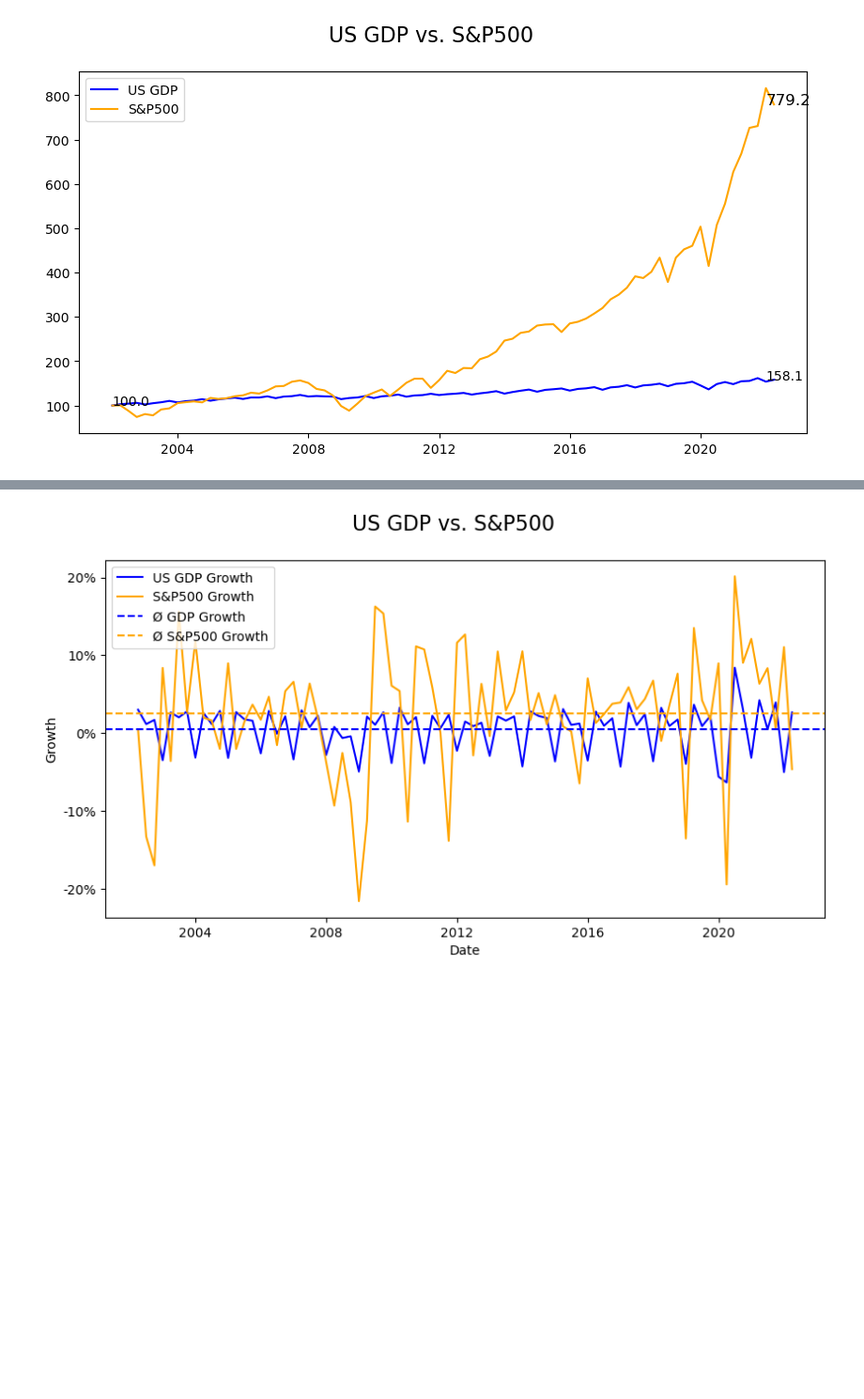
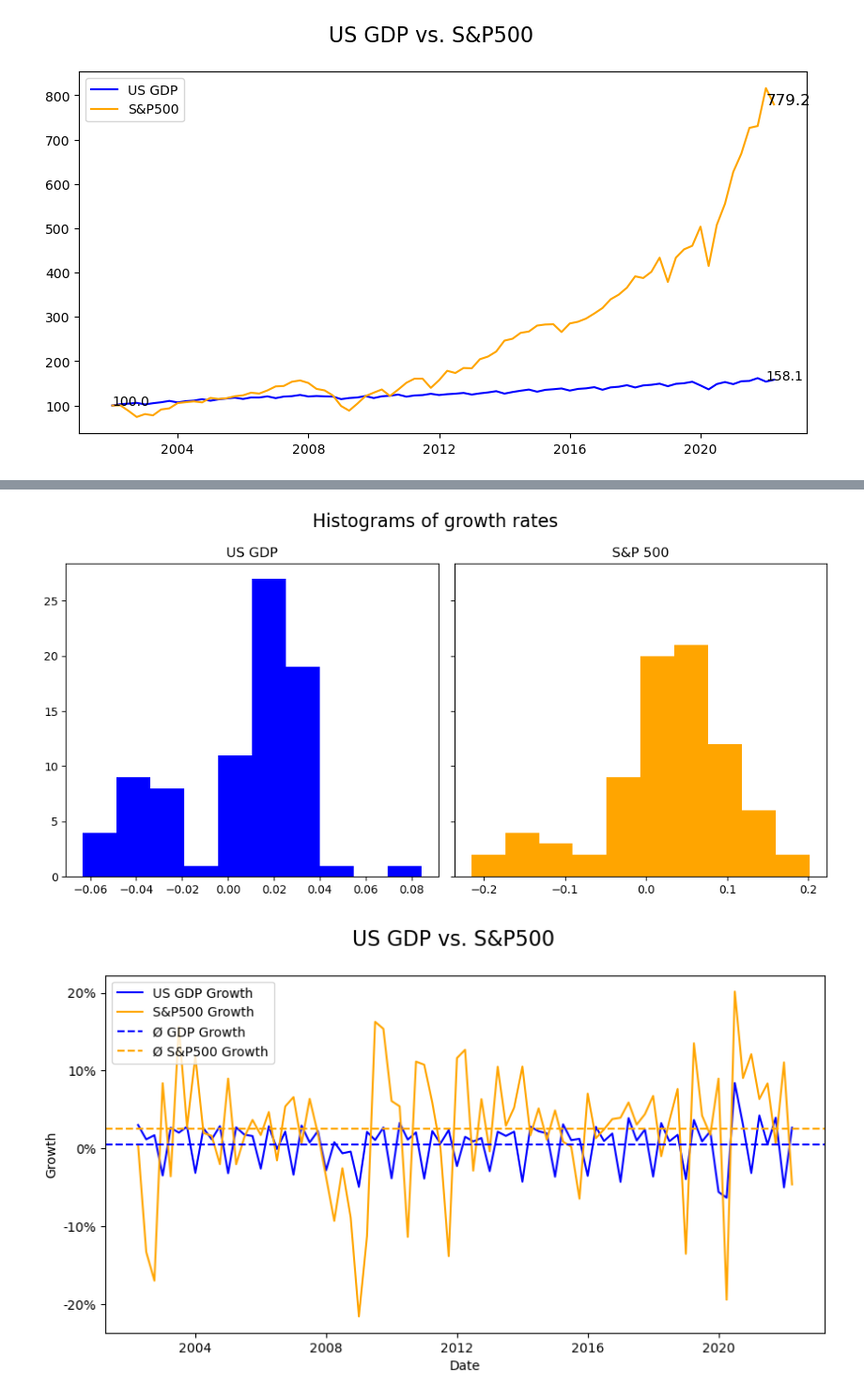
Before and after one commit to tillfurger/stock_vs_gdp, a Jupyter notebook: notebooks/data_analysis.ipynb, the cells around one changed output, grey strips where cells are left out. Shown: that part at 94% size. Saved outputs shown, nothing was run; the diff lists cells and outputs as text; code cells hidden in the pictures; blank space fills up the shorter version.

```diff
--- a/notebooks/data_analysis.ipynb
+++ b/notebooks/data_analysis.ipynb
@@ -105,3 +120,18 @@ plt.savefig("../reports/figures/boxplots.svg")
+# %%
+# Add some histograms
+
+fig3, ax3 = plt.subplots(nrows=1, ncols=2, figsize=(10, 5), sharey=True, tight_layout=True)
+fig3.suptitle('Histograms of growth rates', fontsize=16)
+
+ax3[0].set_title('US GDP')
+ax3[1].set_title('S&P 500')
+
+ax3[0].hist(data.us_gdp_growth, color = 'blue')
+ax3[1].hist(data.sp500_growth, color = 'orange');
+
+plt.savefig("../reports/figures/histograms.svg")
+# %% [output]
+[figure, added]
 # %%
 # Plot the growth rates and the average growth over that period
 
```
Also changed, not shown: parts of 5 cells of this notebook, 5 other files.
